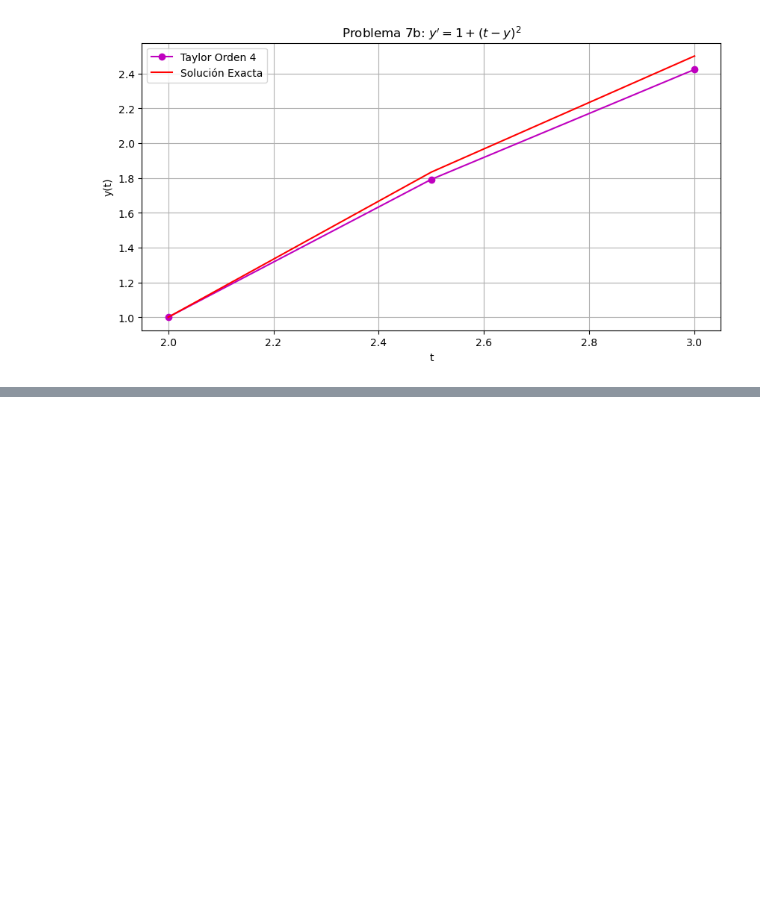
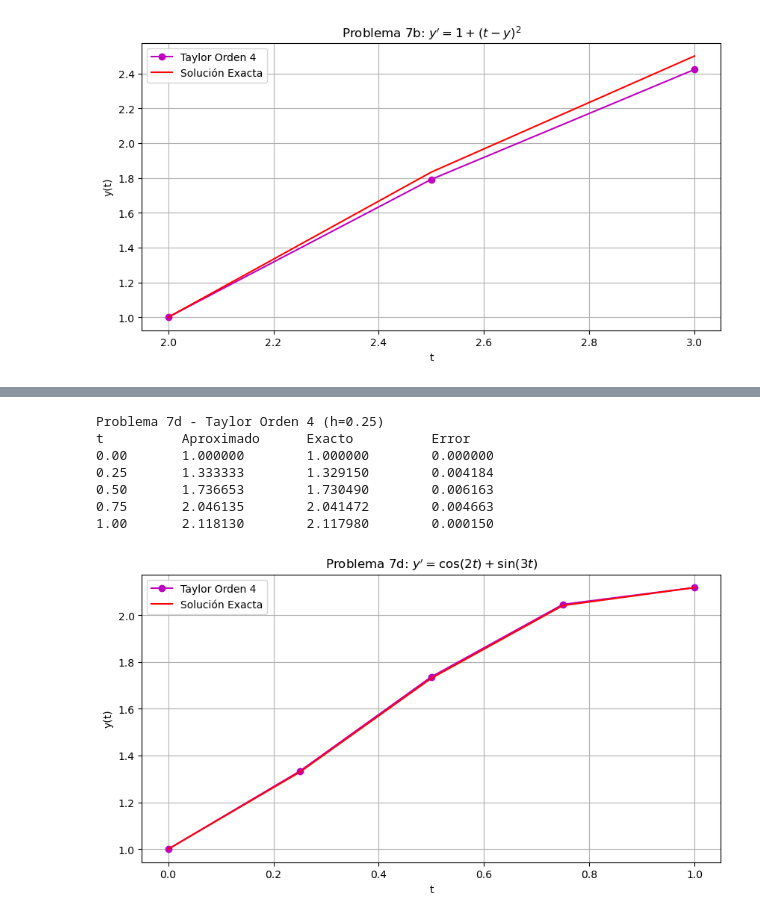
Before and after one commit to JASL22/-Tarea-12-Ejercicios-Unidad-05-A-ODE-Metodo-de-Euler, a Jupyter notebook: Deber 12.ipynb, the cells around one changed output, grey strips where cells are left out. Drawn from its saved outputs; the diff is of its cells as text; code cells hidden in the pictures; blank space fills up the shorter version.

```diff
--- a/Deber 12.ipynb
+++ b/Deber 12.ipynb
@@ -1169,0 +1217,54 @@ t          Aproximado      Exacto          Error
+# %%
+# 7.d)
+def f7d(t, y):
+    return np.cos(2*t) + np.sin(3*t)
+
+def dfdt7d(t, y):
+    return -2*np.sin(2*t) + 3*np.cos(3*t)
+
+def dfdy7d(t, y):
+    return 0
+
+def d2fdt2_7d(t, y):
+    return -4*np.cos(2*t) - 9*np.sin(3*t)
+
+def d2fdtdy7d(t, y):
+    return 0
+
+def d2fdy2_7d(t, y):
+    return 0
+
+# Parámetros
+t0, y0 = 0, 1
+h = 0.25
+n = int((1 - t0)/h)
+
+# Solución
+t_taylor4, y_taylor4 = taylor_order4(f7d, dfdt7d, dfdy7d, d2fdt2_7d, d2fdtdy7d, d2fdy2_7d, t0, y0, h, n)
+y_exact = (1/2)*np.sin(2*t_taylor4) - (1/3)*np.cos(3*t_taylor4) + 4/3
+
+# Resultados
+print("Problema 7d - Taylor Orden 4 (h=0.25)")
+print("{:<10} {:<15} {:<15} {:<15}".format("t", "Aproximado", "Exacto", "Error"))
+for ti, ya, ye in zip(t_taylor4, y_taylor4, y_exact):
+    print("{:<10.2f} {:<15.6f} {:<15.6f} {:<15.6f}".format(ti, ya, ye, abs(ye - ya)))
+
+# Gráfico
+plt.figure(figsize=(10, 5))
+plt.plot(t_taylor4, y_taylor4, 'mo-', label='Taylor Orden 4')
+plt.plot(t_taylor4, y_exact, 'r-', label='Solución Exacta')
+plt.title("Problema 7d: $y' = \cos(2t) + \sin(3t)$")
+plt.xlabel('t')
+plt.ylabel('y(t)')
+plt.legend()
+plt.grid()
+plt.show()
+# %% [output]
+Problema 7d - Taylor Orden 4 (h=0.25)
+t          Aproximado      Exacto          Error
+0.00       1.000000        1.000000        0.000000
+0.25       1.333333        1.329150        0.004184
+0.50       1.736653        1.730490        0.006163
+0.75       2.046135        2.041472        0.004663
+1.00       2.118130        2.117980        0.000150
+[figure, added]
```
Also changed, not shown: parts of 2 cells of this notebook.
